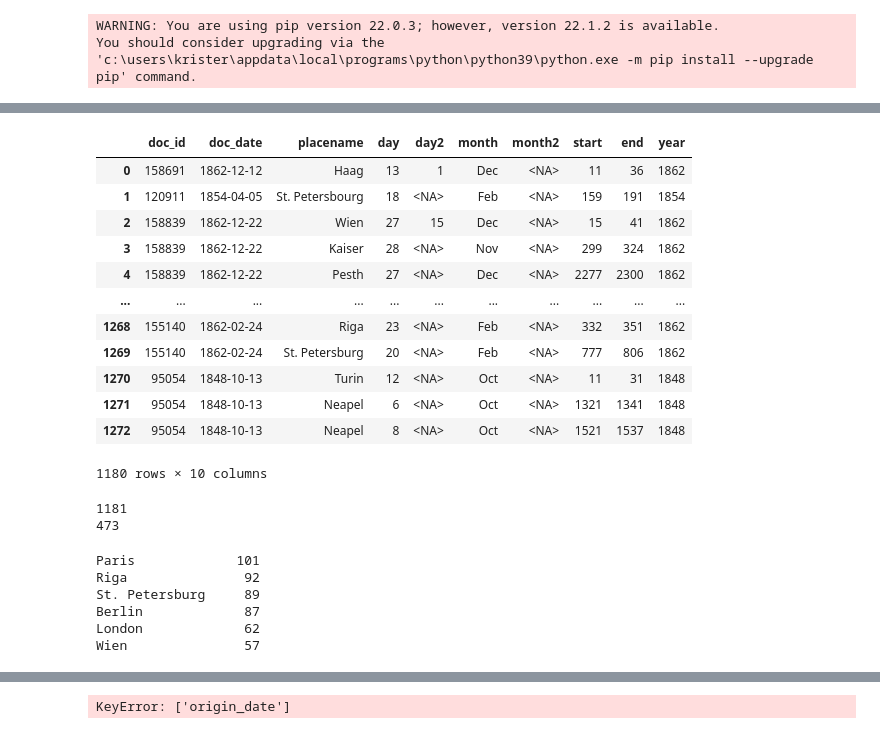
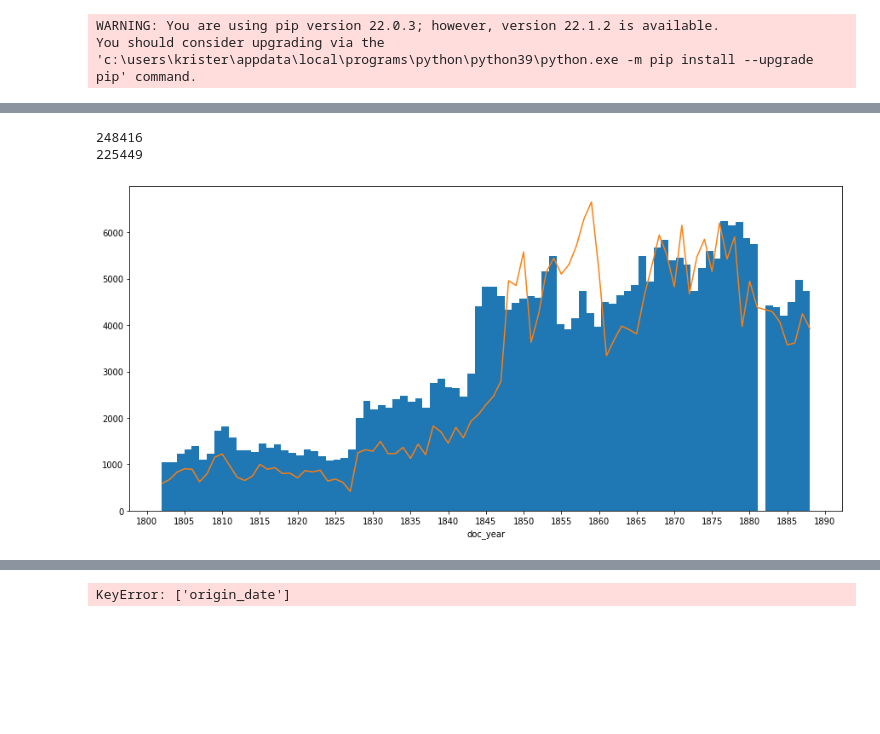
Before and after one commit to krkryger/rigasche-zeitung, a Jupyter notebook: notebooks/acta.ipynb, the cells around one changed output, grey strips where cells are left out. Drawn from its saved outputs; the diff is of its cells as text; code cells hidden in the pictures; blank space fills up the shorter version.

Commit message:
Modified regex search to include possible year, etc

```diff
--- a/notebooks/acta.ipynb
+++ b/notebooks/acta.ipynb
@@ -39,11 +40,11 @@ with open('../data/re_exceptions.txt', 'r', encoding='utf8') as f:
         exceptions.append(line.strip('\n'))
 # %%
 with open('../data/re_pattern2.txt', 'r', encoding='utf8') as f:
-    pattern = re.compile(f.read())
+    pattern = re.compile(f.read(), flags=re.MULTILINE)
 # %%
 def pattern_test():
 
-    for ix, row in main_df[main_df.heading.str.contains('in ausländischen Häfen')].iterrows():
+    for ix, row in main_df.iterrows():
         matches = list(re.finditer(pattern, row.full_text))
         if len(matches) > 0:
 
@@ -70,0 +52,4 @@ main_df[main_df.heading.str.contains('Schiff')]
+# %%
+text, matches = pattern_test()
+print(text)
+print(matches[0].groupdict())
@@ -93,9 +85,11 @@ def get_example(placename, window=200):
 def extract_data_from_match(match):
     m = match.groupdict()
     if m['DATE2'] is None:
-        return [m['placename'], m['date'], m['date_par'], m['month'], m['month2'], match.span()[0], match.span()[1]]
+        return [m['placename'], m['date'], m['date_par'], m['month'], m['month2'], m['year'],
+                match.span()[0], match.span()[1]]
     elif m['DATE'] is None:
-        return [m['placename'], m['date2'], m['date2_par'], m['month2'], m['month2_par'], match.span()[0], match.span()[1]]
+        return [m['placename'], m['date2'], m['date2_par'], m['month2'], m['month2_par'], m['year'],
+                match.span()[0], match.span()[1]]
 
 
 def scan_placenames_dates(main_df):
@@ -108,11 +102,24 @@ def scan_placenames_dates(main_df):
             #results.append([ix, row.date] + list(m.groupdict().values()) + [m.span()[0], m.span()[1]])
             results.append([ix, row.date] + extract_data_from_match(m))
 
-    result_df = pd.DataFrame(columns=['doc_id', 'doc_date', 'placename', 'day', 'day2', 'month', 'month2', 'start', 'end'],
+    result_df = pd.DataFrame(columns=['doc_id',
+                                      'doc_date',
+                                      'placename',
+                                      'day',
+                                      'day2',
+                                      'month',
+                                      'month2',
+                                      'origin_year',
+                                      'start',
+                                      'end'],
                              data=results).fillna(pd.NA)
 
     result_df['doc_date'] = pd.to_datetime(result_df['doc_date'], format='%Y-%m-%d')
-    result_df['year'] = result_df['doc_date'].dt.year
+    #result_df['doc_year'] = result_df['doc_date'].dt.year
+
+    result_df['origin_year'].fillna(0, inplace=True)
+    result_df['origin_year'] = result_df['origin_year'].astype(int)
+    result_df['origin_year'].replace(0, pd.NA, inplace=True)
 
     for col in ['day', 'day2']:
 
@@ -128,21 +149,5 @@ df.loc[(df.day == 2), 'day'] = pd.NA
 # %%
 df = scan_placenames_dates(main_df)
-# %%
-df
-# %% [output]
-|  | doc_id | doc_date | placename | day | day2 | month | month2 | start | end | year |
-| 0 | 158691 | 1862-12-12 | Haag | 13 | 1 | Dec | <NA> | 11 | 36 | 1862 |
-| 1 | 120911 | 1854-04-05 | St. Petersbourg | 18 | <NA> | Feb | <NA> | 159 | 191 | 1854 |
-| 2 | 158839 | 1862-12-22 | Wien | 27 | 15 | Dec | <NA> | 15 | 41 | 1862 |
-| 3 | 158839 | 1862-12-22 | Kaiser | 28 | <NA> | Nov | <NA> | 299 | 324 | 1862 |
-| 4 | 158839 | 1862-12-22 | Pesth | 27 | <NA> | Dec | <NA> | 2277 | 2300 | 1862 |
-| ... | ... | ... | ... | ... | ... | ... | ... | ... | ... | ... |
-| 1268 | 155140 | 1862-02-24 | Riga | 23 | <NA> | Feb | <NA> | 332 | 351 | 1862 |
-| 1269 | 155140 | 1862-02-24 | St. Petersburg | 20 | <NA> | Feb | <NA> | 777 | 806 | 1862 |
-| 1270 | 95054 | 1848-10-13 | Turin | 12 | <NA> | Oct | <NA> | 11 | 31 | 1848 |
-| 1271 | 95054 | 1848-10-13 | Neapel | 6 | <NA> | Oct | <NA> | 1321 | 1341 | 1848 |
-| 1272 | 95054 | 1848-10-13 | Neapel | 8 | <NA> | Oct | <NA> | 1521 | 1537 | 1848 |
-1180 rows × 10 columns
 # %%
 def example():
 
@@ -155,6 +160,14 @@ def example():
 print(df.placename.value_counts().sum())
 print(df.placename.value_counts()[lambda x: x >= 30].sum())
 # %% [output]
-1181
-473
+248416
+225449
+# %%
+plt.figure(figsize=(15,7))
+main_df.year.hist(bins=87)
+df.groupby('doc_year')['doc_year'].count().plot()
+plt.xticks(range(1800,1891,5))
+plt.show()
+# %% [output]
+[figure, added]
 # %%
@@ -248,9 +177,0 @@ df.placename.replace(placename_replacement_dict, inplace=True)
-# %%
-print(df.placename.value_counts()[lambda x: x > 29].to_string())
-# %% [output]
-Paris             101
-Riga               92
-St. Petersburg     89
-Berlin             87
-London             62
-Wien               57
```
Also changed, not shown: parts of 14 cells of this notebook, 2 other files.
